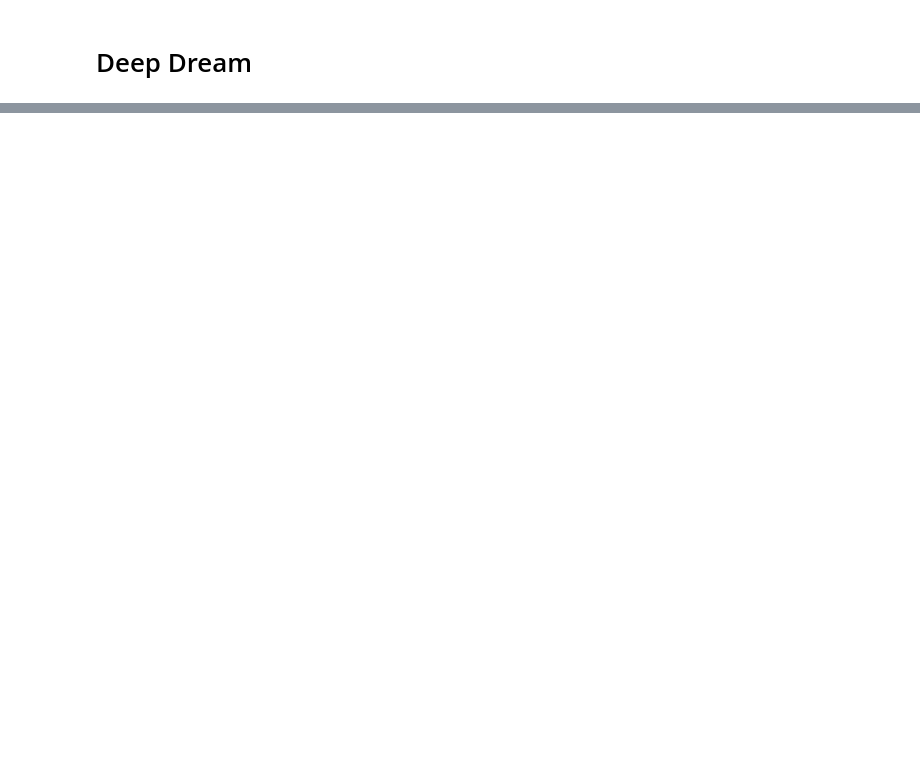
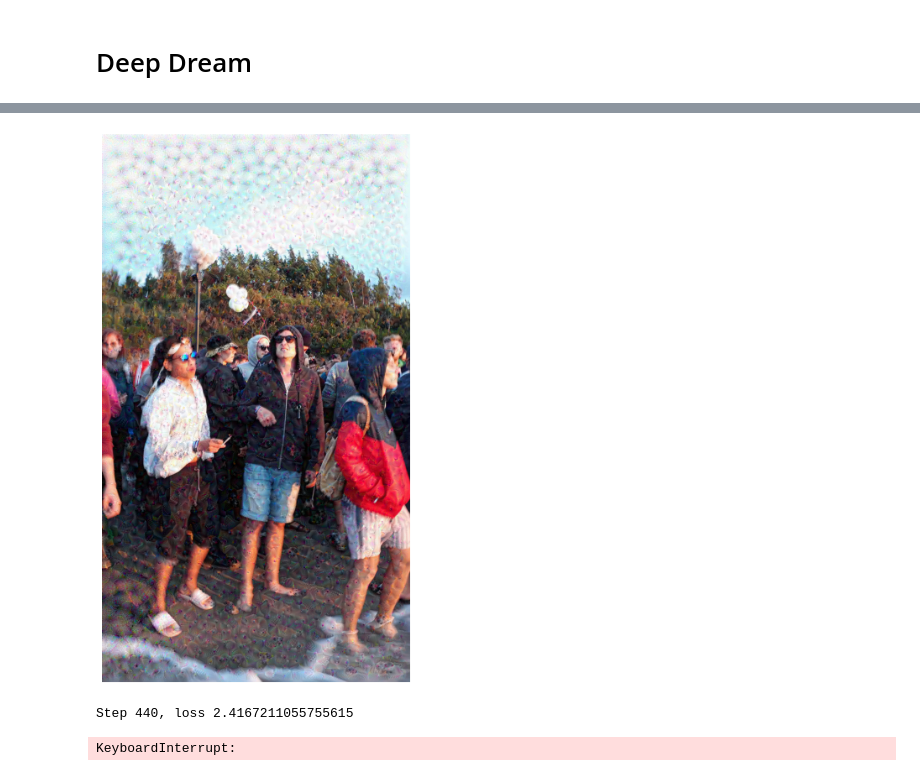
Before and after one commit to overdoz/neural-network, a Jupyter notebook: examples/DeepDream.ipynb, the cells around one changed output, grey strips where cells are left out. Saved outputs shown, nothing was run; the diff lists cells and outputs as text; code cells hidden in the pictures; blank space fills up the shorter version.

```diff
--- a/examples/DeepDream.ipynb
+++ b/examples/DeepDream.ipynb
@@ -98,18 +99,39 @@ def deepdream(model, img, step_size):
 
     return loss ,img
 
-def run_deepdream_feedback(model, img, steps=100, step_size=0.01):
+def run_deepdream_feedback(model, img, steps=100, step_size=0.03):
     # Kovertierung von uint8 in den Bereich, der von Incption_v3 erwartet wird
     img = tf.keras.applications.inception_v3.preprocess_input(img)
 
     for step in range(steps):
         loss, img = deepdream(model, img, step_size)
 
-        if step % 100 == 0:
-            clear_output(wait=true)
+        if step % 10 == 0:
+            clear_output(wait=True)
             show(deprocess(img))
             print("Step {}, loss {}".format(step, loss))
+
+        if step % 50 == 0:
+            Image.fromarray(np.array(deprocess(img))).save("output.jpg")
 
     result = deprocess(img)
     clear_output(wait=True)
     show(result)
+# %%
+OCTAVE_SCALE = 1.5
+
+img = tf.constant(np.array(original_img))
+base_shape = tf.cast(tf.shape(img)[:-1], tf.float32)
+
+for n in range(7):
+    new_shape = tf.cast(base_shape*(OCTAVE_SCALE**n), tf.int32)
+
+    img = tf.image.resize(img, new_shape).numpy()
+
+    img = run_deepdream_feedback(model=dream_model, img=img, steps=800, step_size=0.001)
+
+show(img)
+# %% [output]
+[figure, added]
+Step 440, loss 2.4167211055755615
+KeyboardInterrupt:
```
Also changed, not shown: parts of 3 cells of this notebook, 9 other files.
